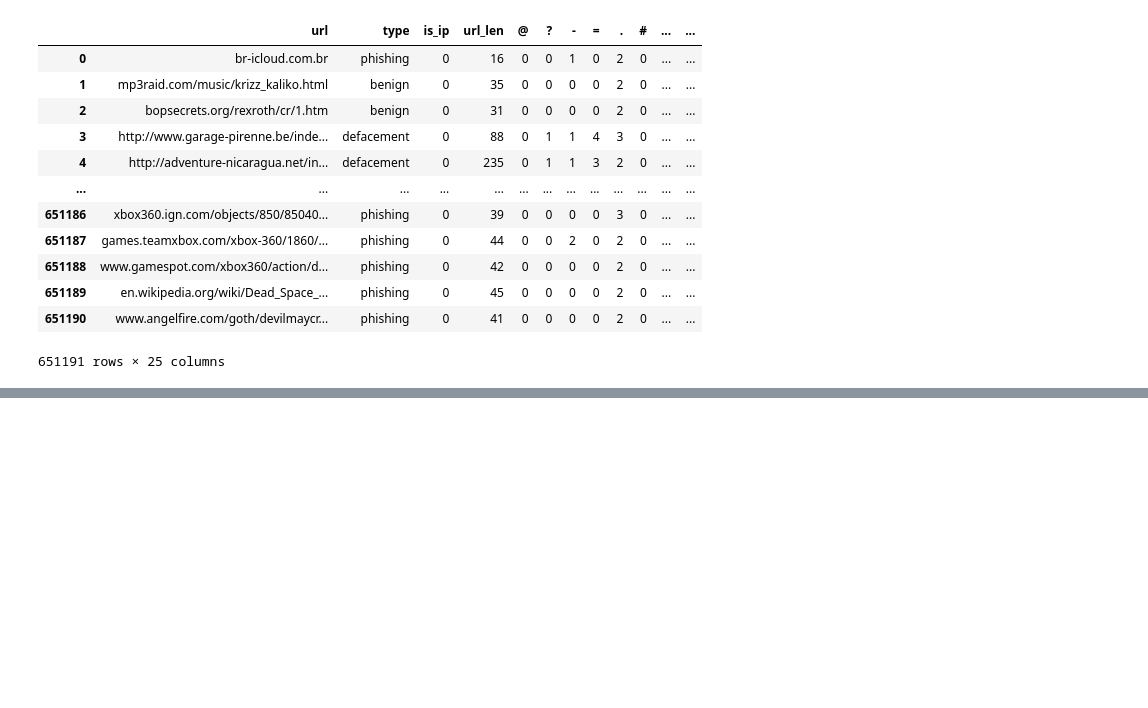
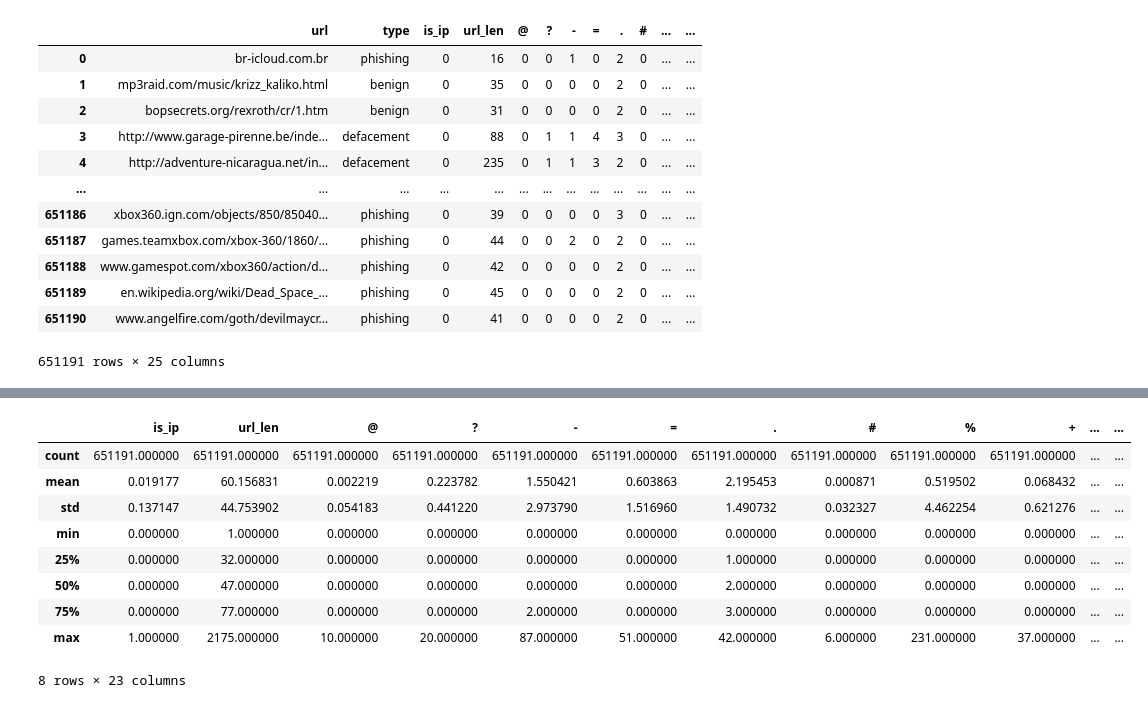
Before and after one commit to takshkothari/malcious_urls, a Jupyter notebook: malicious_urls.ipynb, the cells around one changed output, grey strips where cells are left out. Saved outputs shown, nothing was run; the diff lists cells and outputs as text; code cells hidden in the pictures; blank space fills up the shorter version.

```diff
--- a/malicious_urls.ipynb
+++ b/malicious_urls.ipynb
@@ -339 +339,14 @@ df.sus_words.value_counts()
 Name: sus_words, dtype: int64
+# %%
+df.describe()
+# %% [output]
+|  | is_ip | url_len | @ | ? | - | = | . | # | % | + | ... | ... |
+| count | 651191.000000 | 651191.000000 | 651191.000000 | 651191.000000 | 651191.000000 | 651191.000000 | 651191.000000 | 651191.000000 | 651191.000000 | 651191.000000 | ... | ... |
+| mean | 0.019177 | 60.156831 | 0.002219 | 0.223782 | 1.550421 | 0.603863 | 2.195453 | 0.000871 | 0.519502 | 0.068432 | ... | ... |
+| std | 0.137147 | 44.753902 | 0.054183 | 0.441220 | 2.973790 | 1.516960 | 1.490732 | 0.032327 | 4.462254 | 0.621276 | ... | ... |
+| min | 0.000000 | 1.000000 | 0.000000 | 0.000000 | 0.000000 | 0.000000 | 0.000000 | 0.000000 | 0.000000 | 0.000000 | ... | ... |
+| 25% | 0.000000 | 32.000000 | 0.000000 | 0.000000 | 0.000000 | 0.000000 | 1.000000 | 0.000000 | 0.000000 | 0.000000 | ... | ... |
+| 50% | 0.000000 | 47.000000 | 0.000000 | 0.000000 | 0.000000 | 0.000000 | 2.000000 | 0.000000 | 0.000000 | 0.000000 | ... | ... |
+| 75% | 0.000000 | 77.000000 | 0.000000 | 0.000000 | 2.000000 | 0.000000 | 3.000000 | 0.000000 | 0.000000 | 0.000000 | ... | ... |
+| max | 1.000000 | 2175.000000 | 10.000000 | 20.000000 | 87.000000 | 51.000000 | 42.000000 | 6.000000 | 231.000000 | 37.000000 | ... | ... |
+8 rows × 23 columns
```
Also changed, not shown: parts of 11 cells of this notebook.
